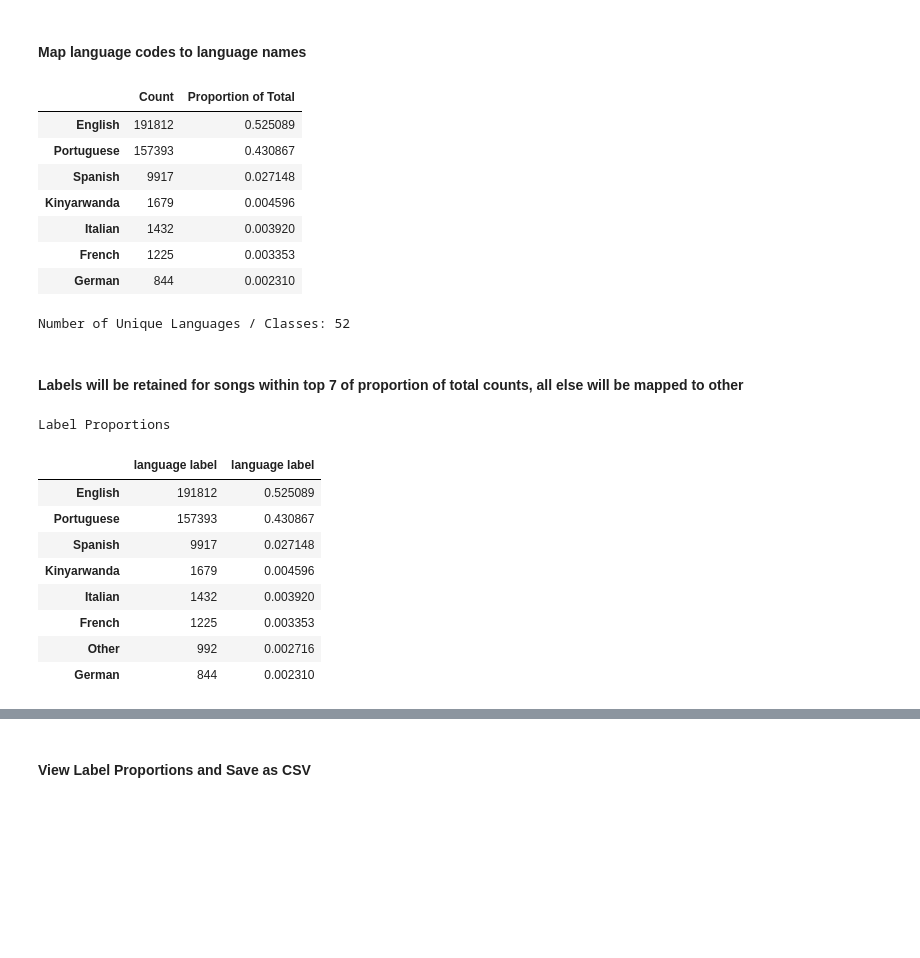
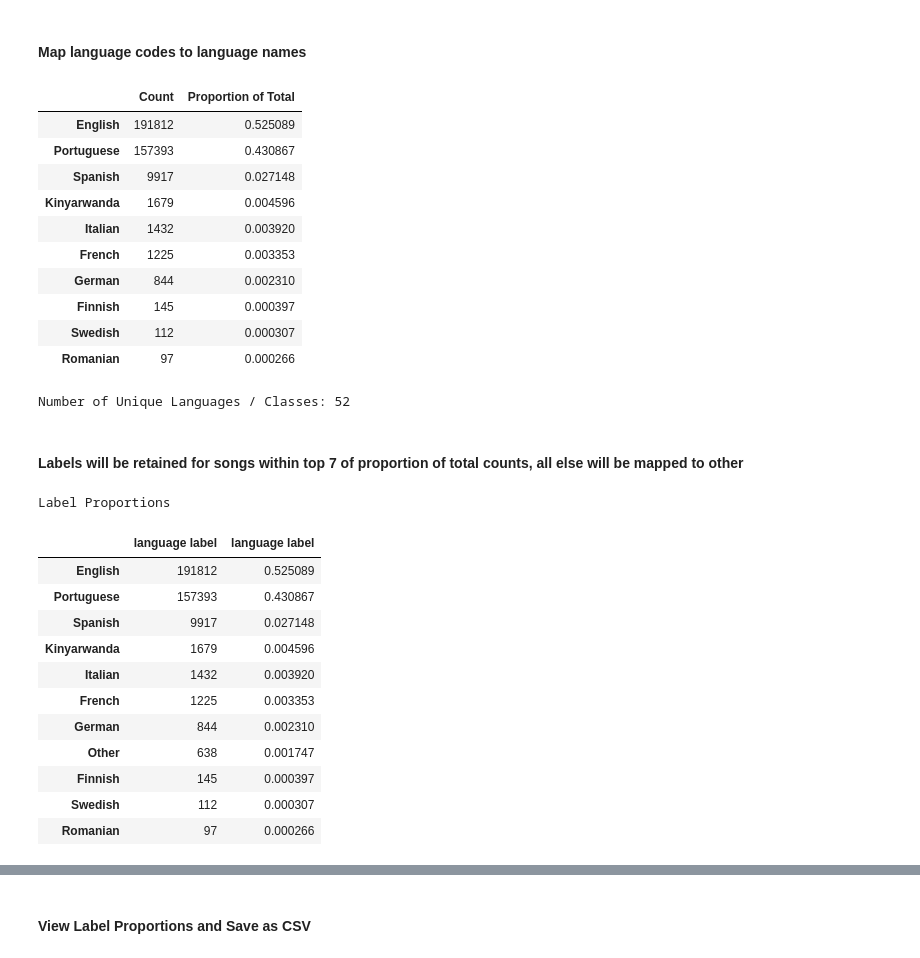
Before and after one commit to amitg3-ucb/nlp_music_recommendation, a Jupyter notebook: General_EDA_Train_Test_Set_Creation.ipynb, the cells around one changed output, grey strips where cells are left out. Cells and saved outputs as stored; diff of their text form; code cells hidden in the pictures; blank space fills up the shorter version.

```diff
--- a/General_EDA_Train_Test_Set_Creation.ipynb
+++ b/General_EDA_Train_Test_Set_Creation.ipynb
@@ -52,10 +52,10 @@ dfs.dropna(inplace=True)
 dfs.set_index('ISO 639-1',inplace=True)
 code_to_lang = dfs.to_dict()['English Name of Language']
 lang_det_task['language full'] = lang_det_task['language'].map(code_to_lang)
-top_7_langs = pd.concat([lang_det_task['language full'].value_counts().head(7),
-                    (lang_det_task['language full'].value_counts()/len(lang_det_task)).head(7)],axis=1)
-top_7_langs.columns = ['Count','Proportion of Total']
-display(top_7_langs)
+top_10_langs = pd.concat([lang_det_task['language full'].value_counts().head(10),
+                    (lang_det_task['language full'].value_counts()/len(lang_det_task)).head(10)],axis=1)
+top_10_langs.columns = ['Count','Proportion of Total']
+display(top_10_langs)
 print('Number of Unique Languages / Classes: ' + str(lang_det_task['language'].nunique()))
 # %% [output]
 |  | Count | Proportion of Total |
@@ -66,22 +66,28 @@ print('Number of Unique Languages / Classes: ' + str(lang_det_task['language'].n
 | Italian | 1432 | 0.003920 |
 | French | 1225 | 0.003353 |
 | German | 844 | 0.002310 |
+| Finnish | 145 | 0.000397 |
+| Swedish | 112 | 0.000307 |
+| Romanian | 97 | 0.000266 |
 Number of Unique Languages / Classes: 52
 # %% [markdown]
 #### Labels will be retained for songs within top 7 of proportion of total counts, all else will be mapped to other
 # %%
-lang_det_task['language label'] = lang_det_task['language full'].apply(lambda x:x if x in top_7_langs.index else 'Other')
+lang_det_task['language label'] = lang_det_task['language full'].apply(lambda x:x if x in top_10_langs.index else 'Other')
 print('Label Proportions')
 pd.concat([lang_det_task['language label'].value_counts(),
                     (lang_det_task['language label'].value_counts()/len(lang_det_task))],axis=1)
 # %% [output]
 Label Proportions
 |  | language label | language label |
 | English | 191812 | 0.525089 |
 | Portuguese | 157393 | 0.430867 |
 | Spanish | 9917 | 0.027148 |
 | Kinyarwanda | 1679 | 0.004596 |
 | Italian | 1432 | 0.003920 |
 | French | 1225 | 0.003353 |
-| Other | 992 | 0.002716 |
 | German | 844 | 0.002310 |
+| Other | 638 | 0.001747 |
+| Finnish | 145 | 0.000397 |
+| Swedish | 112 | 0.000307 |
+| Romanian | 97 | 0.000266 |
```
Also changed, not shown: parts of 11 cells of this notebook.
